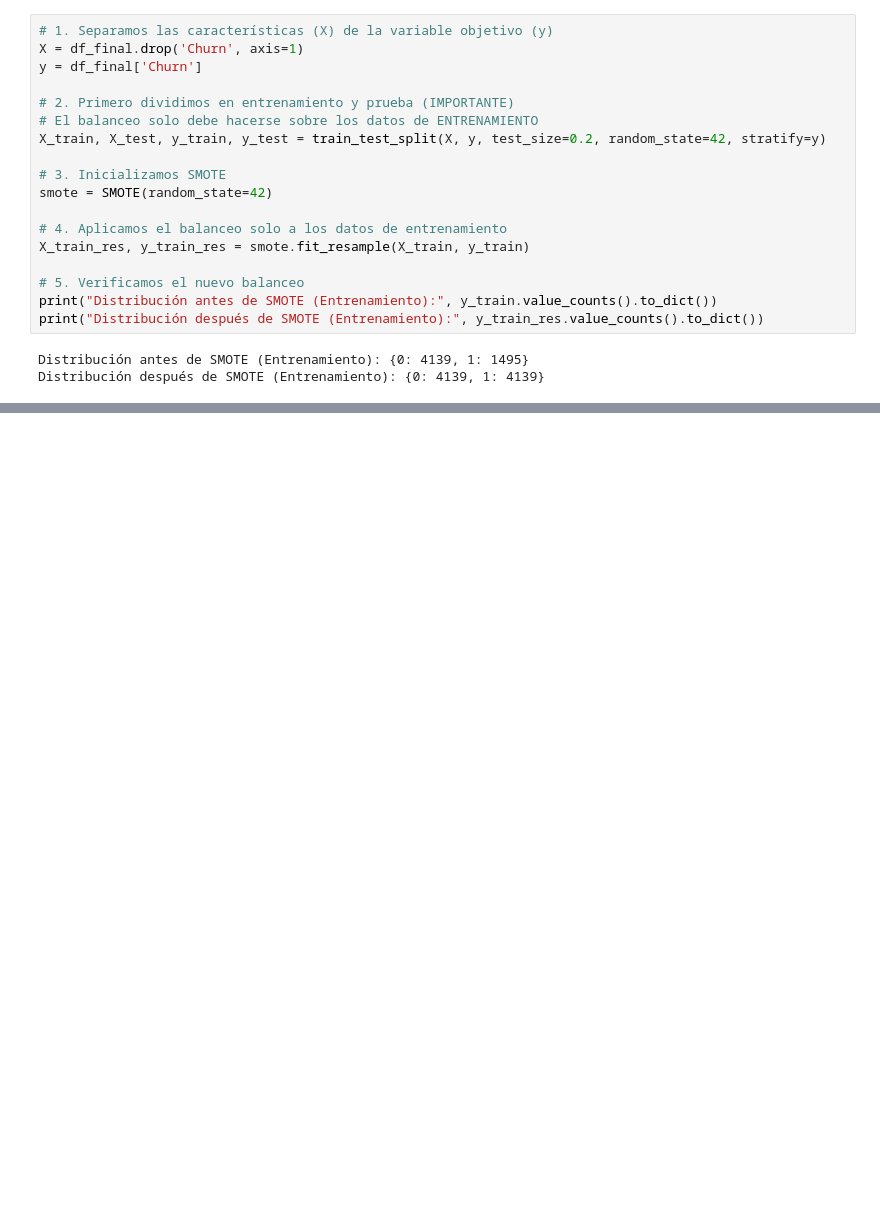
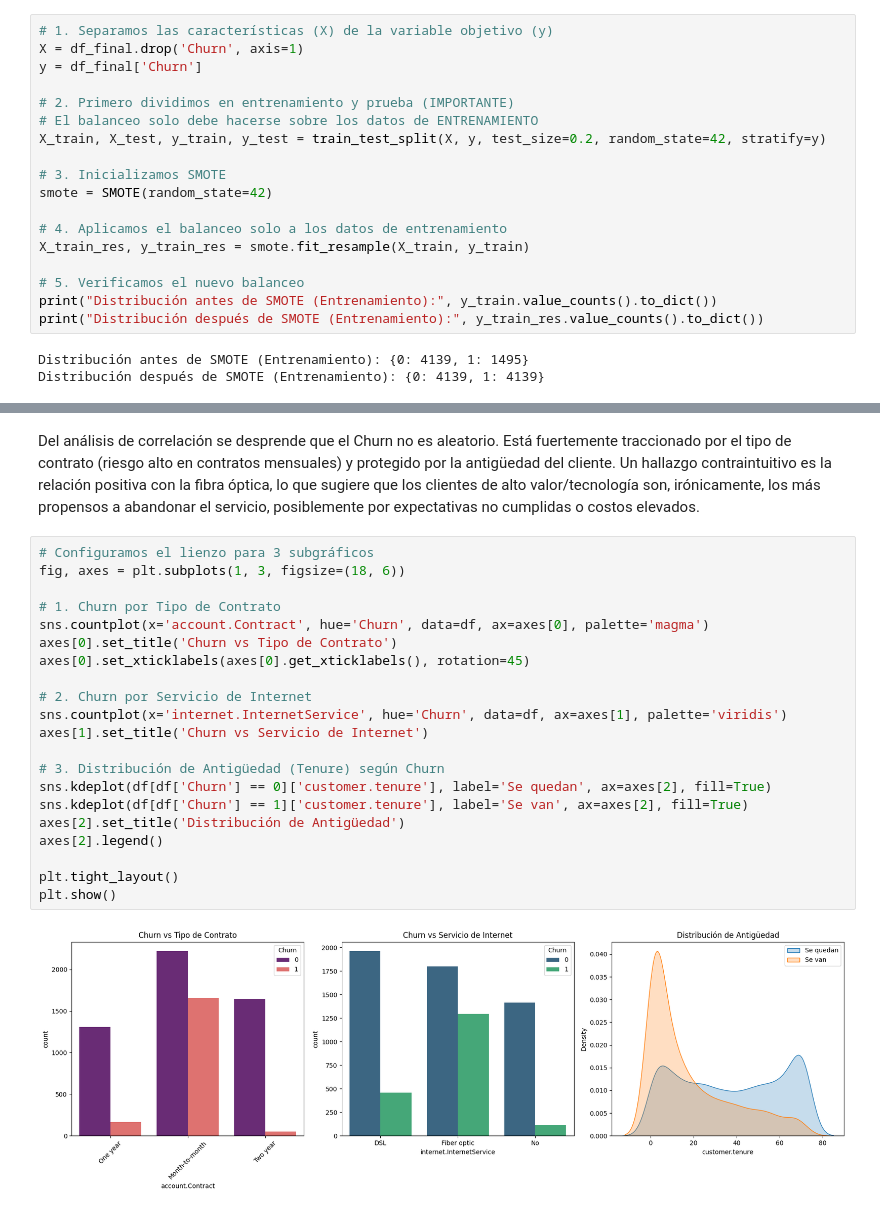
Before and after one commit to DaniGa-Mo/Challenge_TelecomX_2, a Jupyter notebook: Challenge_2_final.ipynb, the cells around one changed output, grey strips where cells are left out. Drawn from its saved outputs; the diff is of its cells as text; blank space fills up the shorter version.

```diff
--- a/Challenge_2_final.ipynb
+++ b/Challenge_2_final.ipynb
@@ -259,0 +269,25 @@ Name: Churn, dtype: float64
+# %% [markdown]
+Del análisis de correlación se desprende que el Churn no es aleatorio. Está fuertemente traccionado por el tipo de contrato (riesgo alto en contratos mensuales) y protegido por la antigüedad del cliente. Un hallazgo contraintuitivo es la relación positiva con la fibra óptica, lo que sugiere que los clientes de alto valor/tecnología son, irónicamente, los más propensos a abandonar el servicio, posiblemente por expectativas no cumplidas o costos elevados.
+# %%
+# Configuramos el lienzo para 3 subgráficos
+fig, axes = plt.subplots(1, 3, figsize=(18, 6))
+
+# 1. Churn por Tipo de Contrato
+sns.countplot(x='account.Contract', hue='Churn', data=df, ax=axes[0], palette='magma')
+axes[0].set_title('Churn vs Tipo de Contrato')
+axes[0].set_xticklabels(axes[0].get_xticklabels(), rotation=45)
+
+# 2. Churn por Servicio de Internet
+sns.countplot(x='internet.InternetService', hue='Churn', data=df, ax=axes[1], palette='viridis')
+axes[1].set_title('Churn vs Servicio de Internet')
+
+# 3. Distribución de Antigüedad (Tenure) según Churn
+sns.kdeplot(df[df['Churn'] == 0]['customer.tenure'], label='Se quedan', ax=axes[2], fill=True)
+sns.kdeplot(df[df['Churn'] == 1]['customer.tenure'], label='Se van', ax=axes[2], fill=True)
+axes[2].set_title('Distribución de Antigüedad')
+axes[2].legend()
+
+plt.tight_layout()
+plt.show()
+# %% [output]
+[figure, added]
```
Also changed, not shown: parts of 37 cells of this notebook.
